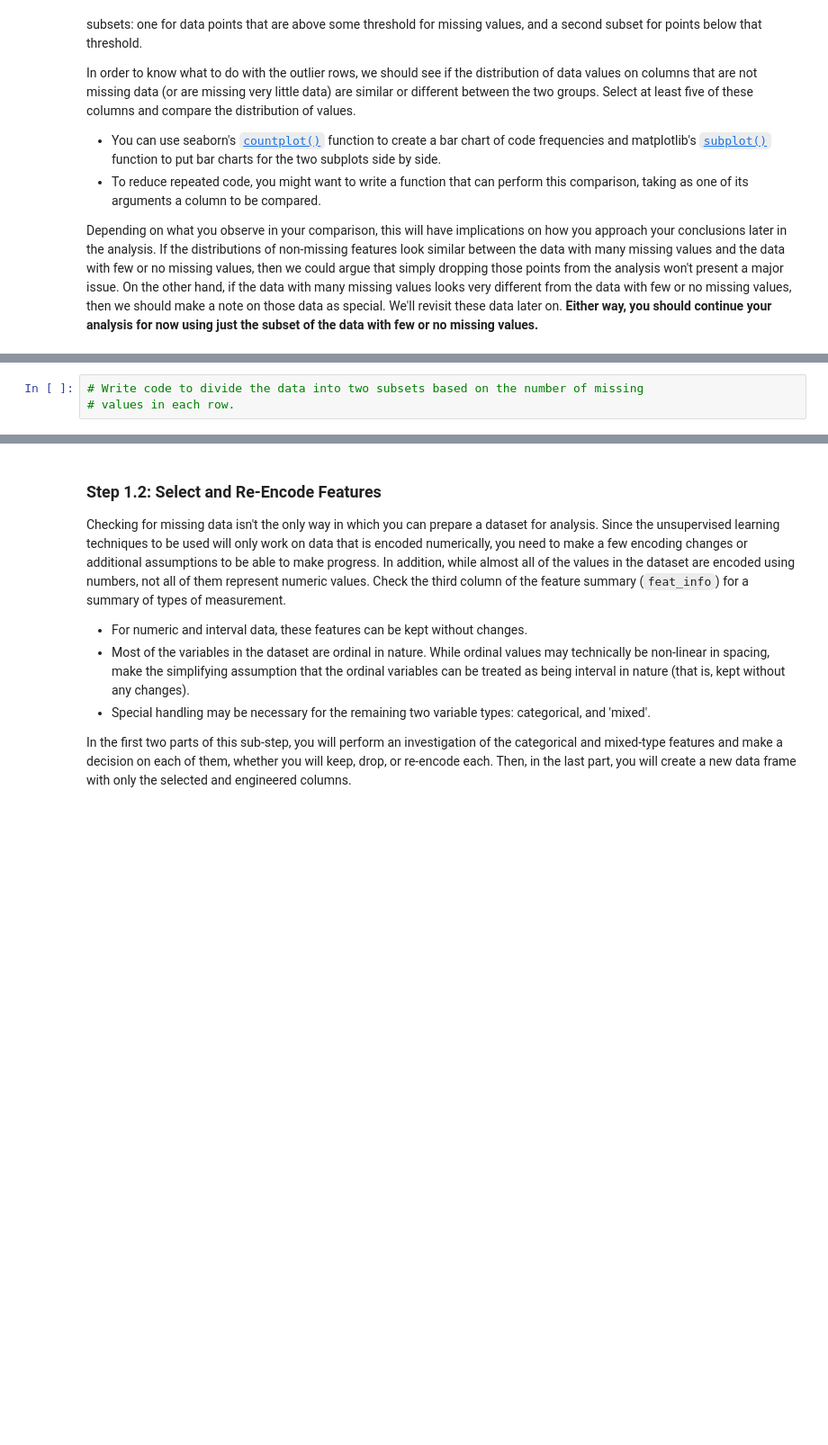
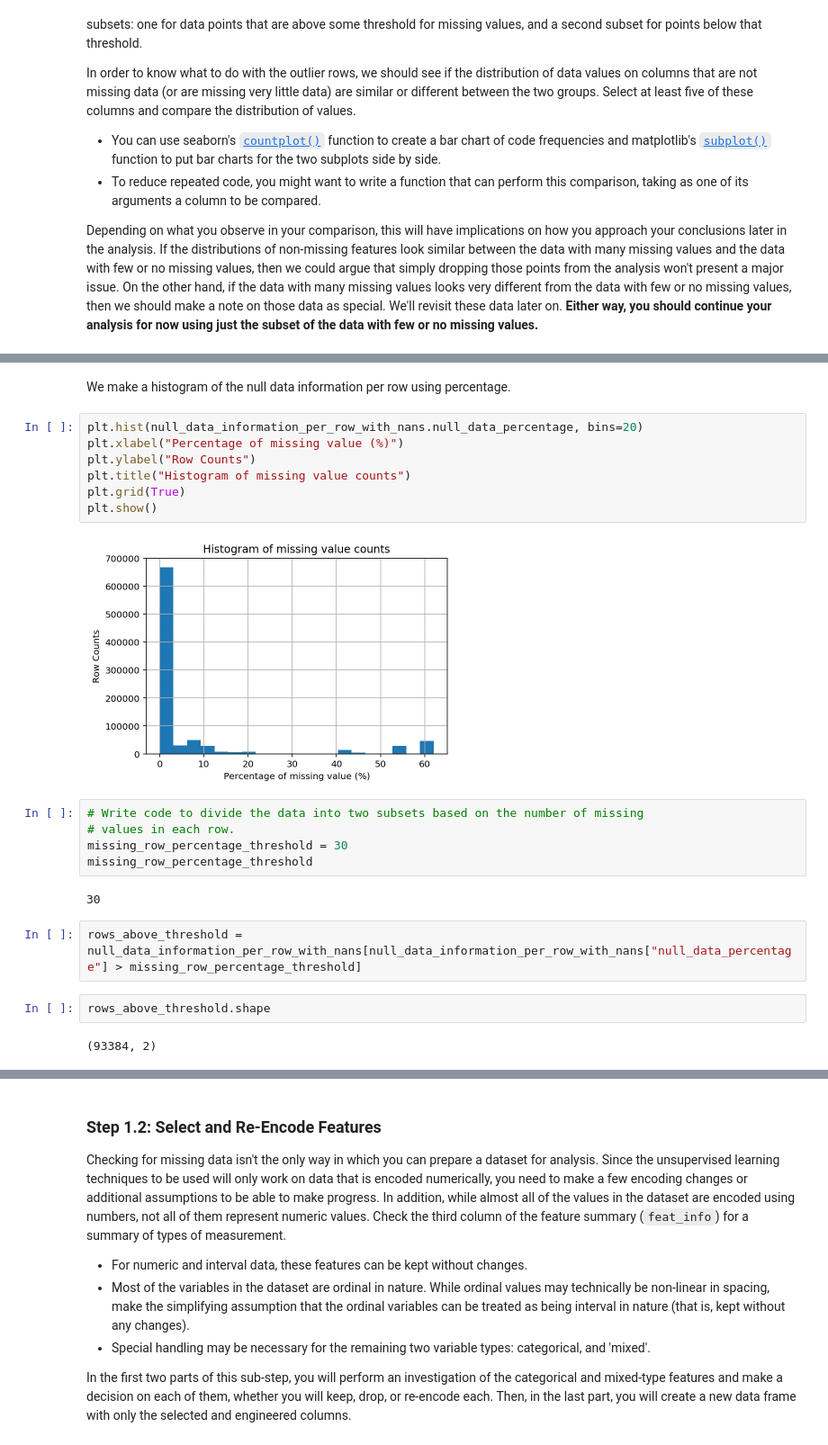
Before and after one commit to dguevar1/identify_customer_segments, a Jupyter notebook: Identify_Customer_Segments.ipynb, the cells around one changed output, grey strips where cells are left out. Shown: that part at 90% size. Saved outputs shown, nothing was run; the diff lists cells and outputs as text; blank space fills up the shorter version.

```diff
--- a/Identify_Customer_Segments.ipynb
+++ b/Identify_Customer_Segments.ipynb
@@ -828,3 +903,24 @@ Depending on what you observe in your comparison, this will have implications on
+# %% [markdown]
+We make a histogram of the null data information per row using percentage.
+# %%
+plt.hist(null_data_information_per_row_with_nans.null_data_percentage, bins=20)
+plt.xlabel("Percentage of missing value (%)")
+plt.ylabel("Row Counts")
+plt.title("Histogram of missing value counts")
+plt.grid(True)
+plt.show()
+# %% [output]
+[figure, added]
 # %%
 # Write code to divide the data into two subsets based on the number of missing
 # values in each row.
+missing_row_percentage_threshold = 30
+missing_row_percentage_threshold
+# %% [output]
+30
+# %%
+rows_above_threshold = null_data_information_per_row_with_nans[null_data_information_per_row_with_nans["null_data_percentage"] > missing_row_percentage_threshold]
+# %%
+rows_above_threshold.shape
+# %% [output]
+(93384, 2)
```
Also changed, not shown: parts of 48 cells of this notebook, 1 other file.
